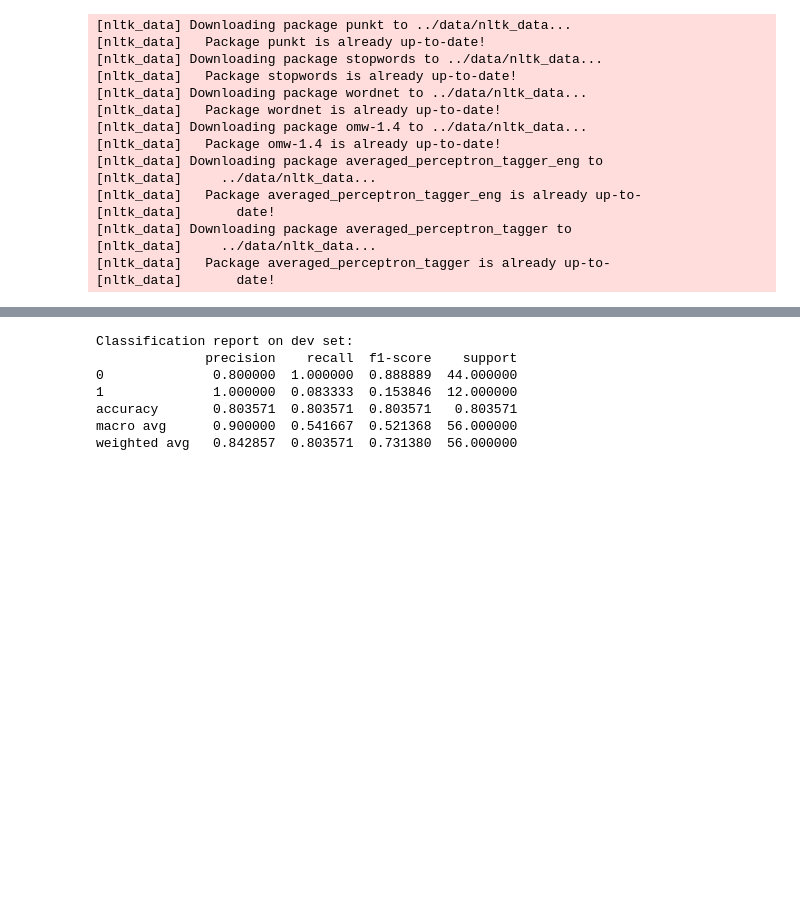
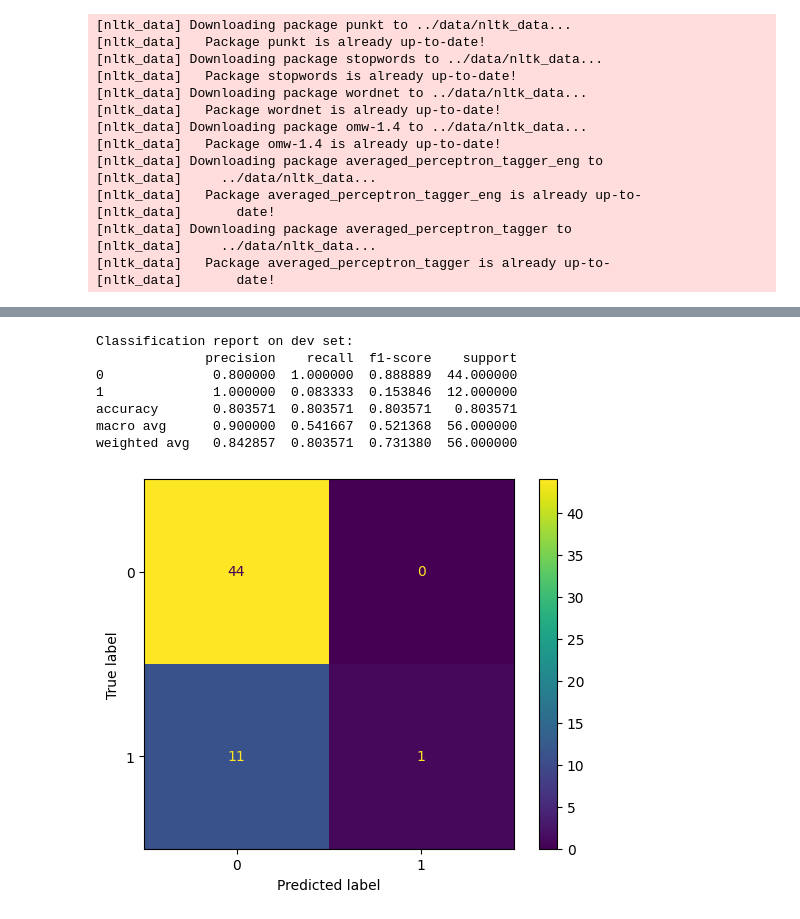
Before and after one commit to BarbaraGolebska/ETSP_project_Depression_Classification, a Jupyter notebook: text_based_classifier/baseline_text_classifier.ipynb, the cells around one changed output, grey strips where cells are left out. Saved outputs shown, nothing was run; the diff lists cells and outputs as text; code cells hidden in the pictures; blank space fills up the shorter version.

```diff
--- a/text_based_classifier/baseline_text_classifier.ipynb
+++ b/text_based_classifier/baseline_text_classifier.ipynb
@@ -178,23 +191,28 @@ Average cross-validation score 0.773063973063973
 # %%
-# fit on full train
-pipeline.fit(X, y_depr)
-
 # evaluate on dev set
 from sklearn.metrics import classification_report
 y_pred = pipeline.predict(X_val)
 
 # Detailed Report on standard metrics
 report_dict = classification_report(y_depr_val, y_pred, output_dict=True)
 report_df = pd.DataFrame(report_dict).transpose()
 numeric_cols = ['precision', 'recall', 'f1-score']
 
 print("Classification report on dev set:")
 print(report_df)
+
+# print confusion matrix
+from sklearn.metrics import ConfusionMatrixDisplay
+import matplotlib.pyplot as plt
+
+ConfusionMatrixDisplay.from_estimator(pipeline, X_val, y_depr_val)
+plt.show()
 # %% [output]
 Classification report on dev set:
               precision    recall  f1-score    support
 0              0.800000  1.000000  0.888889  44.000000
 1              1.000000  0.083333  0.153846  12.000000
 accuracy       0.803571  0.803571  0.803571   0.803571
 macro avg      0.900000  0.541667  0.521368  56.000000
 weighted avg   0.842857  0.803571  0.731380  56.000000
+[figure, added]
```
Also changed, not shown: parts of 6 cells of this notebook, 2 other files.
